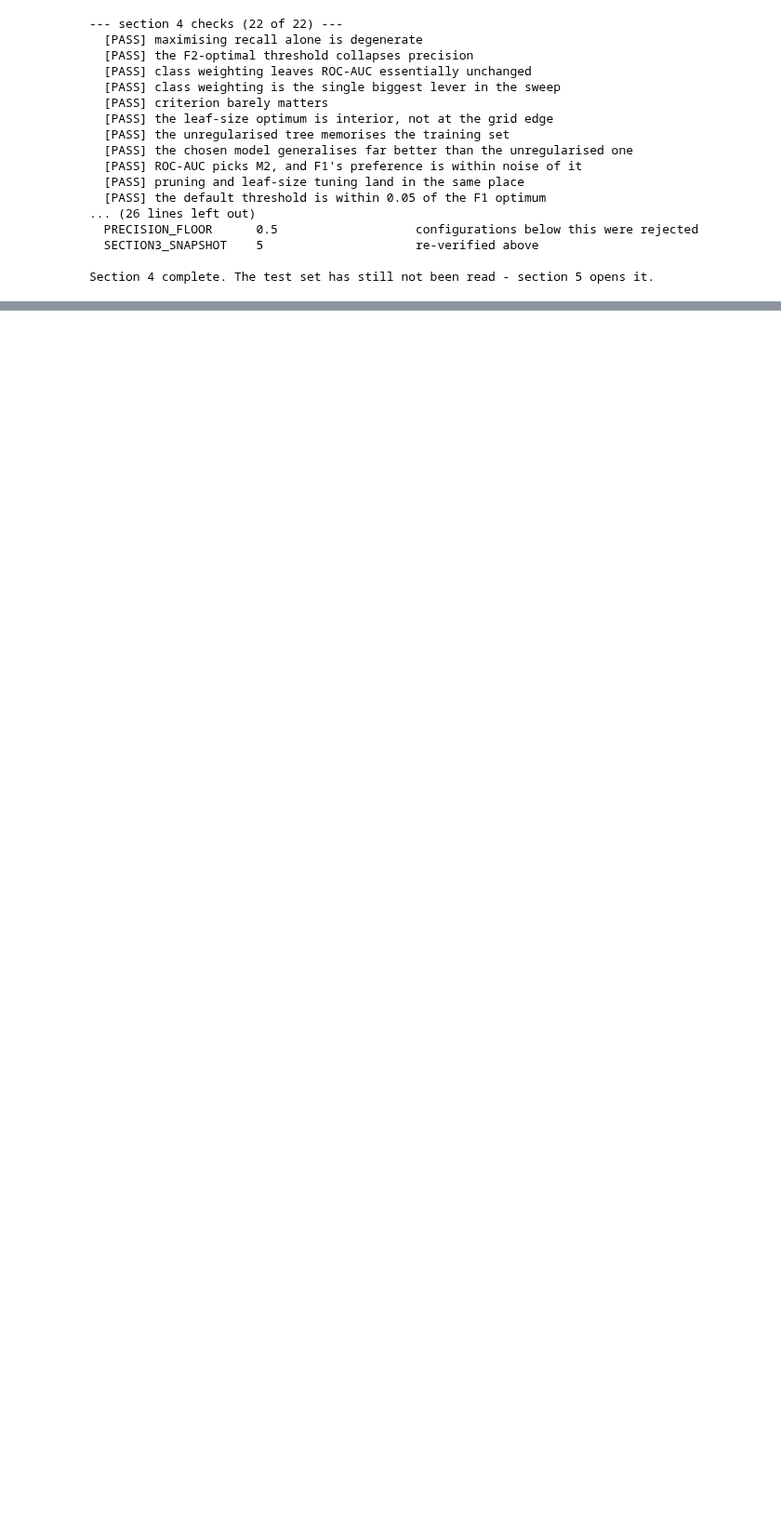
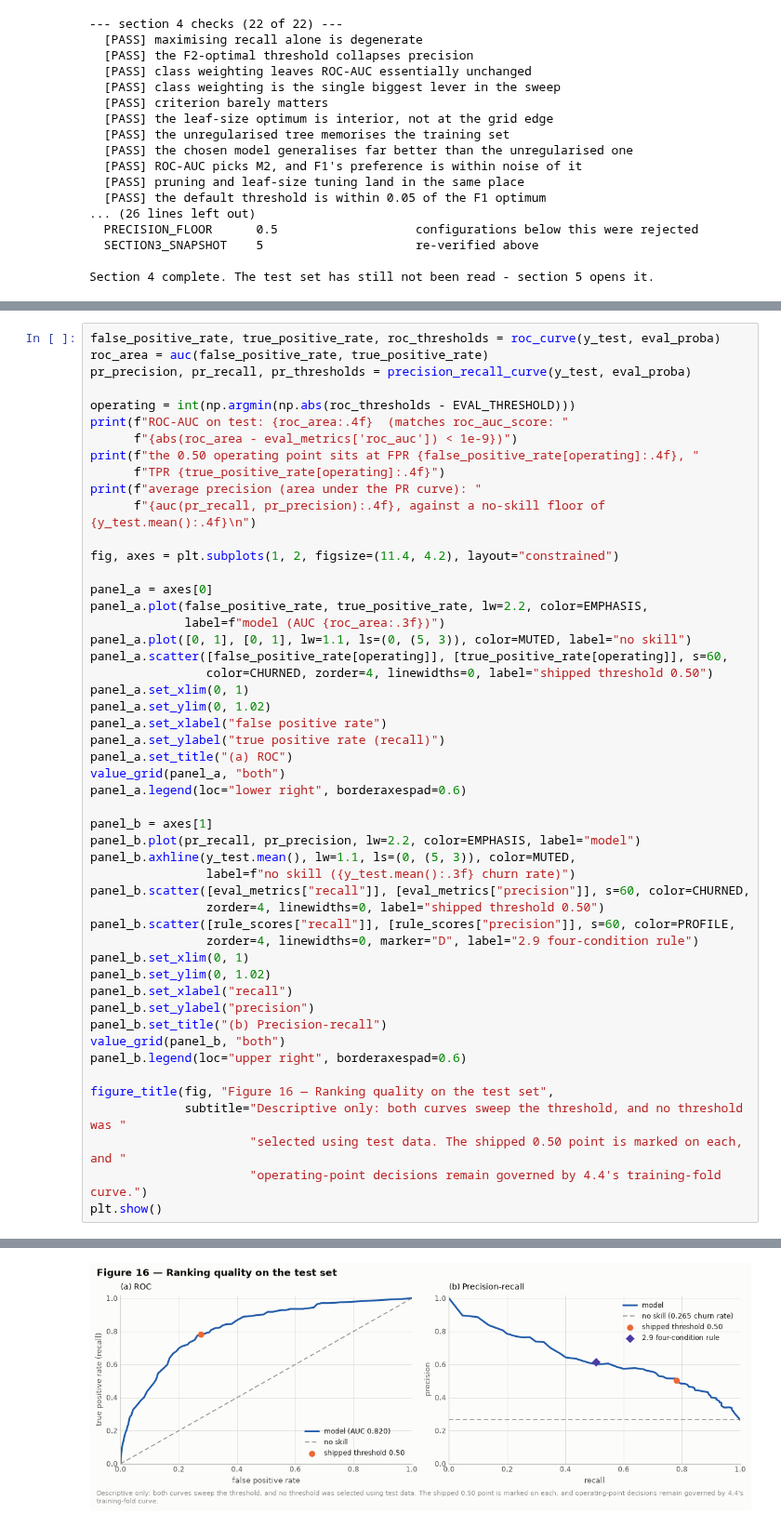
Before and after one commit to MyExpWithCode/customer_churn_project, a Jupyter notebook: notebook/churn_analysis.ipynb, the cells around one changed output, grey strips where cells are left out. Shown at 93% size. Saved outputs shown, nothing was run; the diff lists cells and outputs as text; blank space fills up the shorter version.

Commit message:
model evaluation

```diff
--- a/notebook/churn_analysis.ipynb
+++ b/notebook/churn_analysis.ipynb
@@ -4535,0 +5097,51 @@ Section 4 complete. The test set has still not been read - section 5 opens it.
+# %%
+false_positive_rate, true_positive_rate, roc_thresholds = roc_curve(y_test, eval_proba)
+roc_area = auc(false_positive_rate, true_positive_rate)
+pr_precision, pr_recall, pr_thresholds = precision_recall_curve(y_test, eval_proba)
+
+operating = int(np.argmin(np.abs(roc_thresholds - EVAL_THRESHOLD)))
+print(f"ROC-AUC on test: {roc_area:.4f}  (matches roc_auc_score: "
+      f"{abs(roc_area - eval_metrics['roc_auc']) < 1e-9})")
+print(f"the 0.50 operating point sits at FPR {false_positive_rate[operating]:.4f}, "
+      f"TPR {true_positive_rate[operating]:.4f}")
+print(f"average precision (area under the PR curve): "
+      f"{auc(pr_recall, pr_precision):.4f}, against a no-skill floor of {y_test.mean():.4f}\n")
+
+fig, axes = plt.subplots(1, 2, figsize=(11.4, 4.2), layout="constrained")
+
+panel_a = axes[0]
+panel_a.plot(false_positive_rate, true_positive_rate, lw=2.2, color=EMPHASIS,
+             label=f"model (AUC {roc_area:.3f})")
+panel_a.plot([0, 1], [0, 1], lw=1.1, ls=(0, (5, 3)), color=MUTED, label="no skill")
+panel_a.scatter([false_positive_rate[operating]], [true_positive_rate[operating]], s=60,
+                color=CHURNED, zorder=4, linewidths=0, label="shipped threshold 0.50")
+panel_a.set_xlim(0, 1)
+panel_a.set_ylim(0, 1.02)
+panel_a.set_xlabel("false positive rate")
+panel_a.set_ylabel("true positive rate (recall)")
+panel_a.set_title("(a) ROC")
+value_grid(panel_a, "both")
+panel_a.legend(loc="lower right", borderaxespad=0.6)
+
+panel_b = axes[1]
+panel_b.plot(pr_recall, pr_precision, lw=2.2, color=EMPHASIS, label="model")
+panel_b.axhline(y_test.mean(), lw=1.1, ls=(0, (5, 3)), color=MUTED,
+                label=f"no skill ({y_test.mean():.3f} churn rate)")
+panel_b.scatter([eval_metrics["recall"]], [eval_metrics["precision"]], s=60, color=CHURNED,
+                zorder=4, linewidths=0, label="shipped threshold 0.50")
+panel_b.scatter([rule_scores["recall"]], [rule_scores["precision"]], s=60, color=PROFILE,
+                zorder=4, linewidths=0, marker="D", label="2.9 four-condition rule")
+panel_b.set_xlim(0, 1)
+panel_b.set_ylim(0, 1.02)
+panel_b.set_xlabel("recall")
+panel_b.set_ylabel("precision")
+panel_b.set_title("(b) Precision-recall")
+value_grid(panel_b, "both")
+panel_b.legend(loc="upper right", borderaxespad=0.6)
+
+figure_title(fig, "Figure 16 — Ranking quality on the test set",
+             subtitle="Descriptive only: both curves sweep the threshold, and no threshold was "
+                      "selected using test data. The shipped 0.50 point is marked on each, and "
+                      "operating-point decisions remain governed by 4.4's training-fold curve.")
+plt.show()
+# %% [output]
@@ -4535,0 +5151 @@ Section 4 complete. The test set has still not been read - section 5 opens it.
+[figure, added]
```
Also changed, not shown: parts of 21 cells of this notebook, 1 other file.
